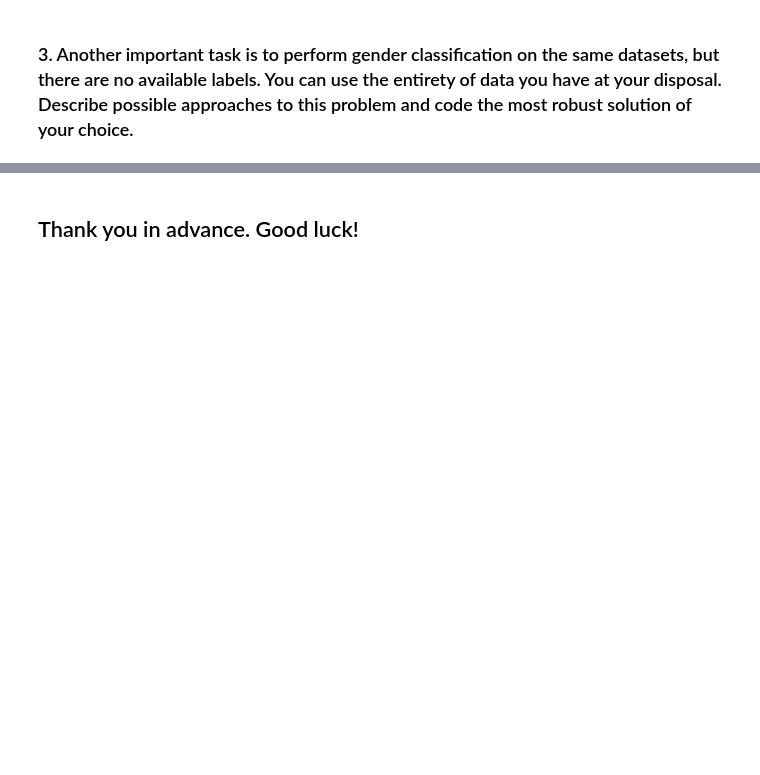
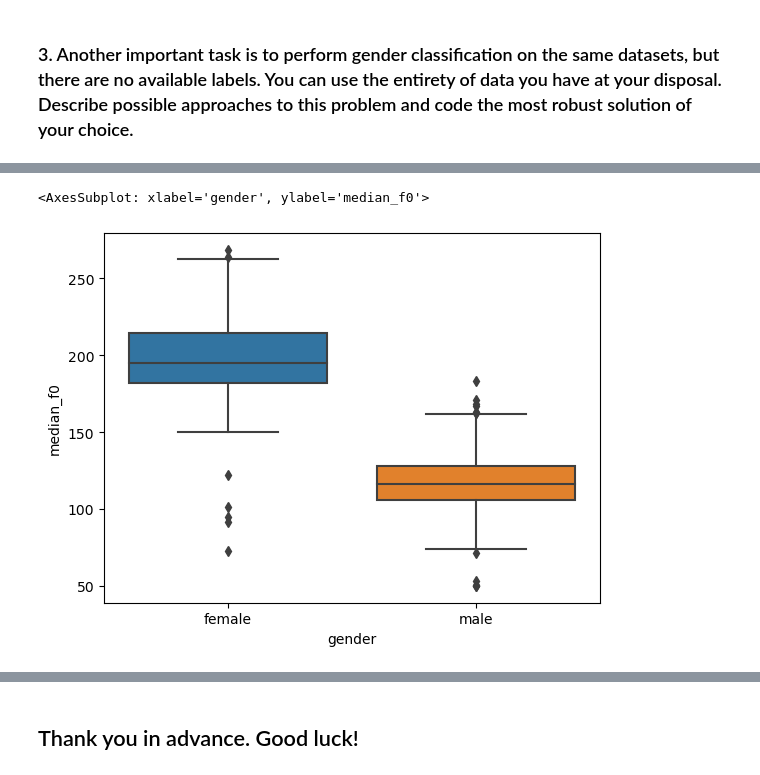
Before and after one commit to iliaskior/automatic-speech-recognition, a Jupyter notebook: assignment.ipynb, the cells around one changed output, grey strips where cells are left out. Saved outputs shown, nothing was run; the diff lists cells and outputs as text; code cells hidden in the pictures; blank space fills up the shorter version.

```diff
--- a/assignment.ipynb
+++ b/assignment.ipynb
@@ -129,0 +503,39 @@ The goal is to approach the classification accuracy obtained on the train datase
+# %%
+mapping_name_gender = {
+    'frf01': 'female',
+    'frf02': 'female',
+    'frf03': 'female',
+    'frf04': 'female',
+    'irf01': 'female',
+    'irf02': 'female',
+    'irf03': 'female',
+    'irf04': 'female',
+    'irf05': 'female',
+    'irf06': 'female',
+    'irf07': 'female',
+    'irf08': 'female',
+    'irf09': 'female',
+    'irf10': 'female',
+    'irf11': 'female',
+    'irf12': 'female',
+    'frm01': 'male',
+    'frm02': 'male',
+    'frm03': 'male',
+    'frm04': 'male',
+    'irm01': 'male',
+    'irm02': 'male',
+    'irm03': 'male',
+    'irm04': 'male',
+    'irm05': 'male',
+    'irm06': 'male',
+    'irm07': 'male',
+    'irm08': 'male',
+    'irm09': 'male',
+    'irm10': 'male',
+    'irm11': 'male',
+    'irm12': 'male',
+    'irm13': 'male',
+    'irm14': 'male',
+    'irm15': 'male',
+    'irm16': 'male',
+}
@@ -129,0 +598,5 @@ The goal is to approach the classification accuracy obtained on the train datase
+# %%
+sns.boxplot(x='gender', y='median_f0', data=df)
+# %% [output]
+<AxesSubplot: xlabel='gender', ylabel='median_f0'>
+[figure, added]
```
Also changed, not shown: parts of 15 cells of this notebook, 1 other file.
